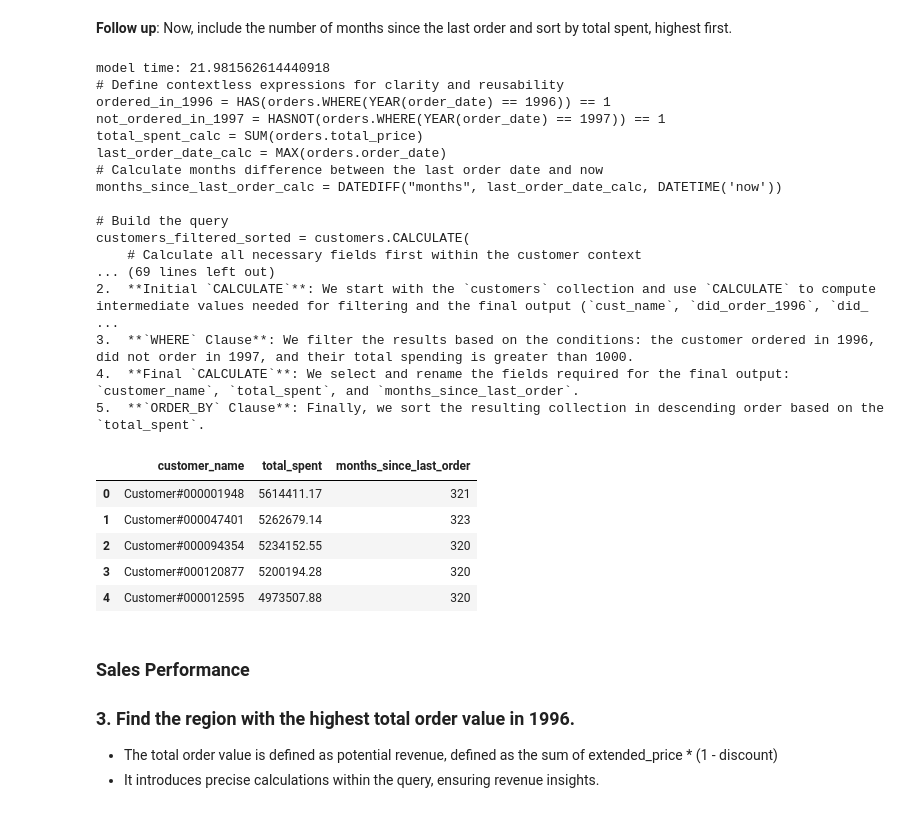
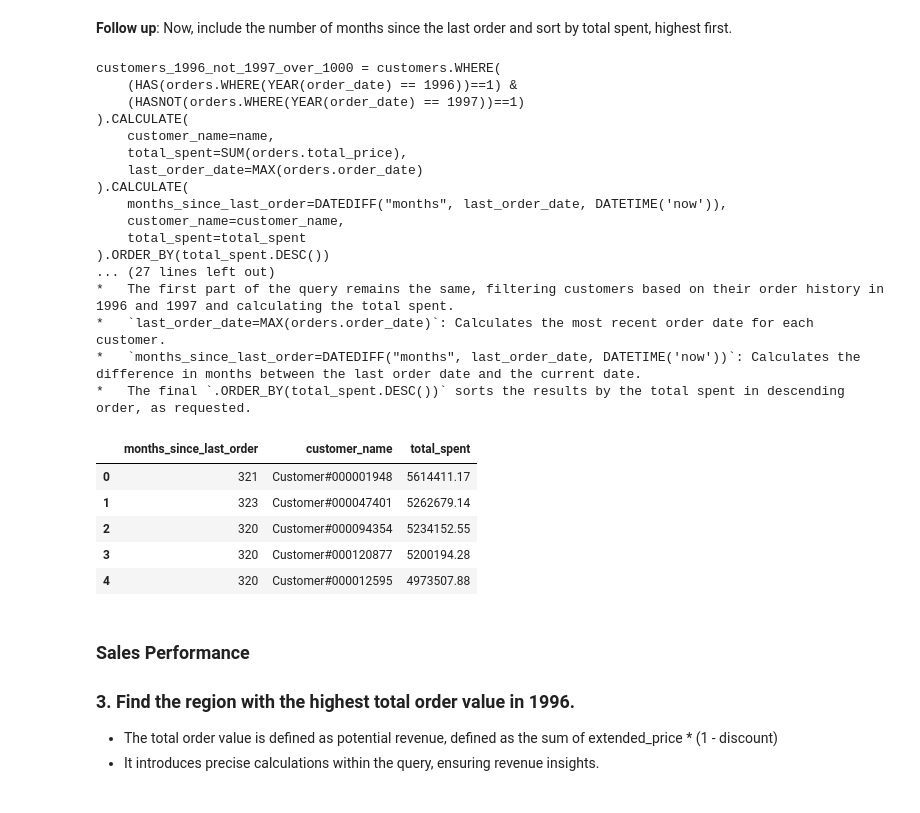
Before and after one commit to bodo-ai/text2pydough, a Jupyter notebook: workbench/AAraya/dev/llm_demo_final_vRK_v2.ipynb, the cells around one changed output. Cells and saved outputs as stored; diff of their text form; code cells hidden in the pictures.

```diff
--- a/workbench/AAraya/dev/llm_demo_final_vRK_v2.ipynb
+++ b/workbench/AAraya/dev/llm_demo_final_vRK_v2.ipynb
@@ -654,34 +594,34 @@ customers_1996_not_1997_high_spent = customers.WHERE(
 **Follow up**: Now, include the number of months since the last order and sort by total spent, highest first.
 # %%
 result2 = client.discourse(result,
-"Also, include the number of months since the last order and sort by total spent, highest first.")
+"Now, include the number of months since the last order and sort by total spent, highest first.")
 
 print(result2.full_explanation)
 result2.df.head()
 # %% [output]
-model time: 21.981562614440918
-# Define contextless expressions for clarity and reusability
-ordered_in_1996 = HAS(orders.WHERE(YEAR(order_date) == 1996)) == 1
-not_ordered_in_1997 = HASNOT(orders.WHERE(YEAR(order_date) == 1997)) == 1
-total_spent_calc = SUM(orders.total_price)
-last_order_date_calc = MAX(orders.order_date)
-# Calculate months difference between the last order date and now
-months_since_last_order_calc = DATEDIFF("months", last_order_date_calc, DATETIME('now'))
-
-# Build the query
-customers_filtered_sorted = customers.CALCULATE(
-    # Calculate all necessary fields first within the customer context
-... (69 lines left out)
-2.  **Initial `CALCULATE`**: We start with the `customers` collection and use `CALCULATE` to compute intermediate values needed for filtering and the final output (`cust_name`, `did_order_1996`, `did_ ...
-3.  **`WHERE` Clause**: We filter the results based on the conditions: the customer ordered in 1996, did not order in 1997, and their total spending is greater than 1000.
-4.  **Final `CALCULATE`**: We select and rename the fields required for the final output: `customer_name`, `total_spent`, and `months_since_last_order`.
-5.  **`ORDER_BY` Clause**: Finally, we sort the resulting collection in descending order based on the `total_spent`.
+customers_1996_not_1997_over_1000 = customers.WHERE(
+    (HAS(orders.WHERE(YEAR(order_date) == 1996))==1) &
+    (HASNOT(orders.WHERE(YEAR(order_date) == 1997))==1)
+).CALCULATE(
+    customer_name=name,
+    total_spent=SUM(orders.total_price),
+    last_order_date=MAX(orders.order_date)
+).CALCULATE(
+    months_since_last_order=DATEDIFF("months", last_order_date, DATETIME('now')),
+    customer_name=customer_name,
+    total_spent=total_spent
+).ORDER_BY(total_spent.DESC())
+... (27 lines left out)
+*   The first part of the query remains the same, filtering customers based on their order history in 1996 and 1997 and calculating the total spent.
+*   `last_order_date=MAX(orders.order_date)`: Calculates the most recent order date for each customer.
+*   `months_since_last_order=DATEDIFF("months", last_order_date, DATETIME('now'))`: Calculates the difference in months between the last order date and the current date.
+*   The final `.ORDER_BY(total_spent.DESC())` sorts the results by the total spent in descending order, as requested.
-|  | customer_name | total_spent | months_since_last_order |
-| 0 | Customer#000001948 | 5614411.17 | 321 |
-| 1 | Customer#000047401 | 5262679.14 | 323 |
-| 2 | Customer#000094354 | 5234152.55 | 320 |
-| 3 | Customer#000120877 | 5200194.28 | 320 |
-| 4 | Customer#000012595 | 4973507.88 | 320 |
+|  | months_since_last_order | customer_name | total_spent |
+| 0 | 321 | Customer#000001948 | 5614411.17 |
+| 1 | 323 | Customer#000047401 | 5262679.14 |
+| 2 | 320 | Customer#000094354 | 5234152.55 |
+| 3 | 320 | Customer#000120877 | 5200194.28 |
+| 4 | 320 | Customer#000012595 | 4973507.88 |
 # %% [markdown]
 ### Sales Performance
 
```
Also changed, not shown: parts of 10 cells of this notebook, 1 other file.
